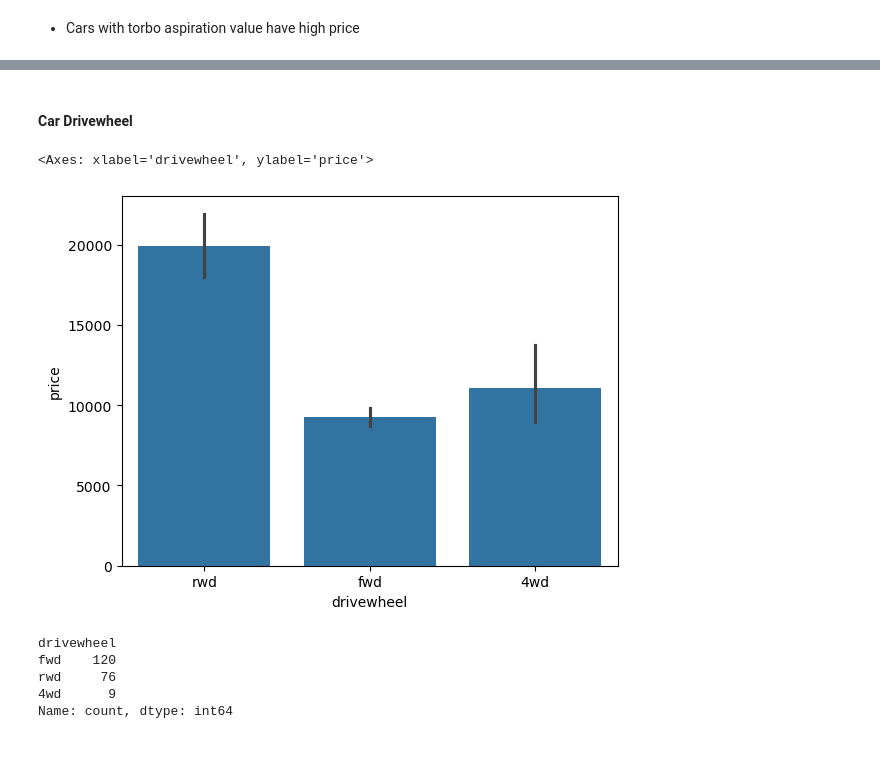
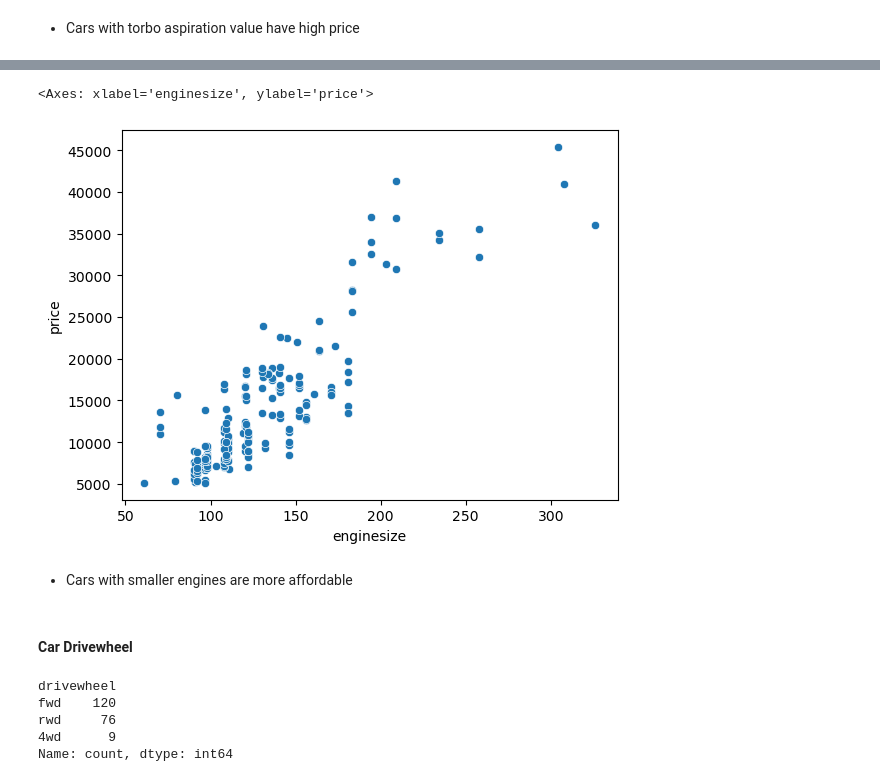
Before and after one commit to sanikavavhal07/DATA-SCIENCE-CASE-STUDY, a Jupyter notebook: Car Price Prediction/Car Price Prediction.ipynb, the cells around one changed output, grey strips where cells are left out. Saved outputs shown, nothing was run; the diff lists cells and outputs as text; code cells hidden in the pictures; blank space fills up the shorter version.

```diff
--- a/Car Price Prediction/Car Price Prediction.ipynb
+++ b/Car Price Prediction/Car Price Prediction.ipynb
@@ -121,10 +157,12 @@ sns.barplot(x='aspiration', y='price', data=df, estimator=np.mean)
+# %%
+sns.scatterplot(x='enginesize', y='price', data=df)
+# %% [output]
+<Axes: xlabel='enginesize', ylabel='price'>
+[figure, added]
+# %% [markdown]
+* Cars with smaller engines are more affordable
 # %% [markdown]
 #### Car Drivewheel
-# %%
-sns.barplot(x='drivewheel', y='price', data=df, estimator=np.mean)
-# %% [output]
-<Axes: xlabel='drivewheel', ylabel='price'>
-[figure]
 # %%
 df['drivewheel'].value_counts()
 # %% [output]
```
Also changed, not shown: parts of 48 cells of this notebook.
